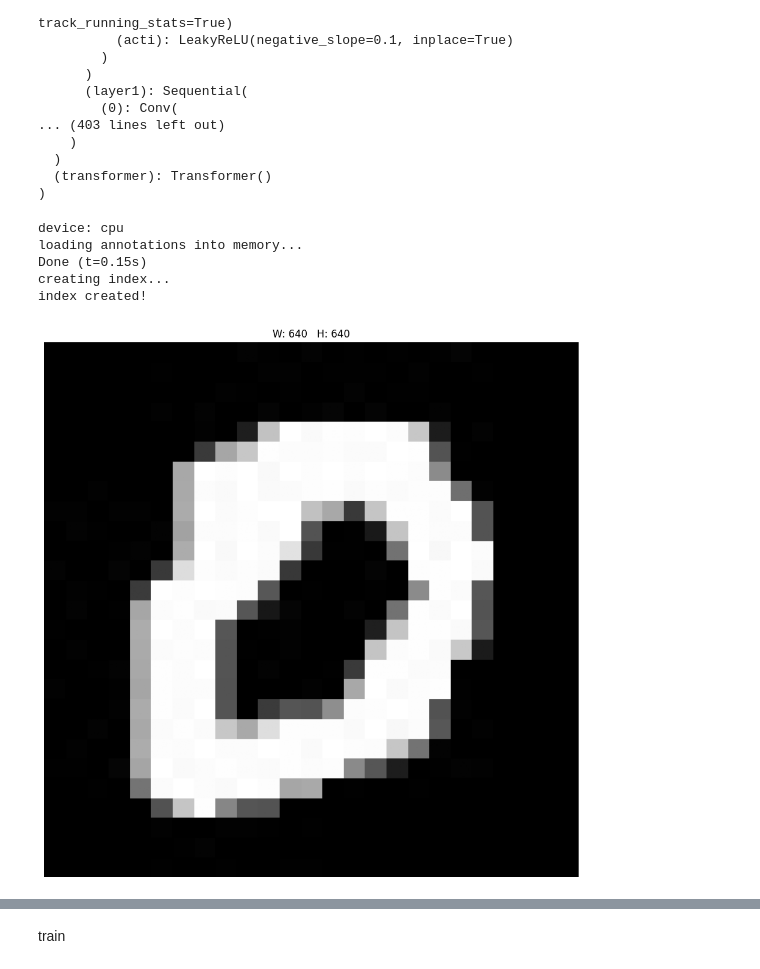
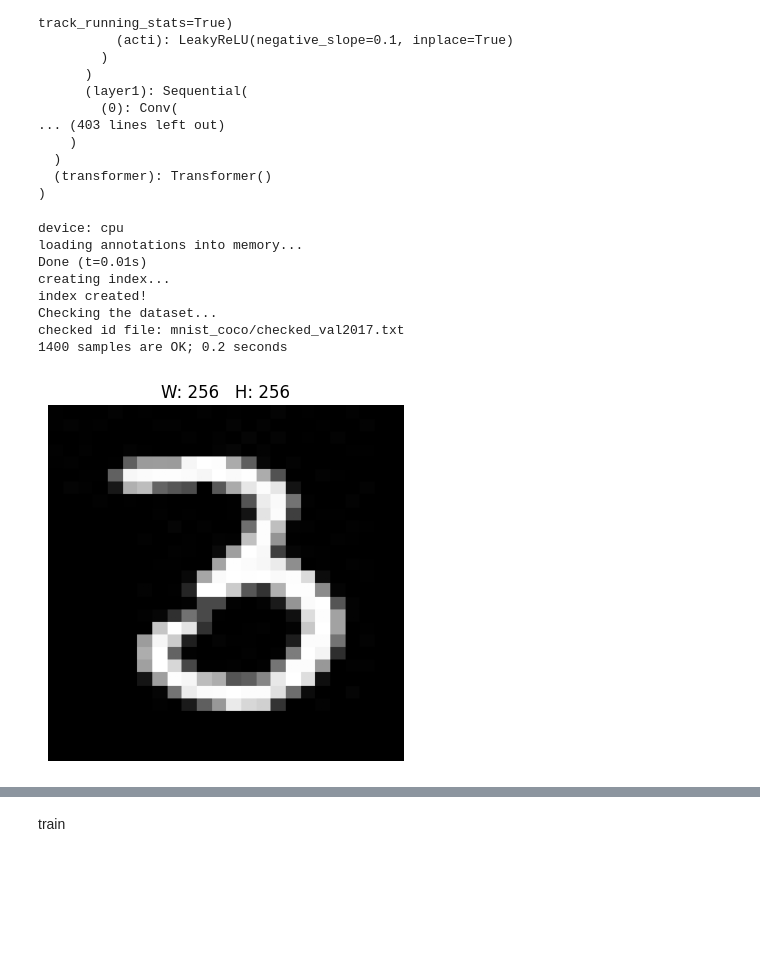
Before and after one commit to schiWasTaken/YOLOv5-PyTorch, a Jupyter notebook: demo_ann.ipynb, the cells around one changed output, grey strips where cells are left out. Cells and saved outputs as stored; diff of their text form; code cells hidden in the pictures; blank space fills up the shorter version.

```diff
--- a/demo_ann.ipynb
+++ b/demo_ann.ipynb
@@ -37,8 +38,8 @@ from tensorflow.keras.datasets import mnist
 OUT_DIR = "mnist_coco"
 TRAIN_DIR = os.path.join(OUT_DIR, "train2017")
 VAL_DIR   = os.path.join(OUT_DIR, "val2017")
-TRAIN_RATIO = 0.01
-VAL_RATIO   = 0.01
+TRAIN_RATIO = 0.1
+VAL_RATIO   = 0.02
 RANDOM_SEED = 42
 TIGHT_BBOX = True       # set True to compute tight bbox around digit instead of full 28x28
 
@@ -210,7 +211,7 @@ from torchvision import transforms
 classes = (
   "0", "1", "2", "3", "4", "5", "6", "7", "8", "9")
 
-model = yolo.YOLOv5(10, img_sizes=(640, 640), score_thresh=0.25)
+model = yolo.YOLOv5(10, img_sizes=(256, 256), score_thresh=0.25)
 model.eval()
 # %% [output]
 YOLOv5(
@@ -273,9 +274,12 @@ for p in model.parameters():
 # %% [output]
 device: cpu
 loading annotations into memory...
-Done (t=0.15s)
+Done (t=0.01s)
 creating index...
 index created!
+Checking the dataset...
+checked id file: mnist_coco/checked_val2017.txt
+1400 samples are OK; 0.2 seconds
 # %%
 import torch
 from torchvision.transforms import functional as F
@@ -283,7 +287,7 @@ from torchvision.transforms.functional import InterpolationMode
 import random
 
 def preprocess_tensor(img: torch.Tensor,
-                      target=640,
+                      target=256,
                       margin=0.20,         # expand bbox by 20%
                       place_random=False,   # paste crop randomly on canvas (augment)
                       min_area_pixels=4):   # consider non-empty pixels threshold
@@ -370,30 +374,30 @@ def preprocess_tensor(img: torch.Tensor,
 # %%
 import torch
 import torchvision.transforms.functional as F
 iters = 1
 all_gts = []
 all_preds = []
 
 for i, data in enumerate(d):
     images = data.images
     targets = data.targets
 
-    images = [preprocess_tensor(img, target=640, margin=0.20, place_random=False) for img in images]
+    images = [preprocess_tensor(img, target=256, margin=0.20, place_random=False) for img in images]
     images = torch.stack(images, dim=0)
 
     with torch.no_grad():
         results, losses, batch_gts, batch_preds = model(images, targets)
 
     all_gts.extend(batch_gts)
     all_preds.extend(batch_preds)
 
     save = [os.path.join(output_dir, f"{tgt['image_id'].item()}.jpg") for tgt in targets]
     yolo.show(images, results, ds.classes, save)
 
     if i >= iters - 1:
         break
 # %% [output]
-[figure, old version]
+[figure, new version]
 # %%
 import torch
 import torchvision.transforms.functional as F
```
Also changed, not shown: parts of 6 cells of this notebook.
